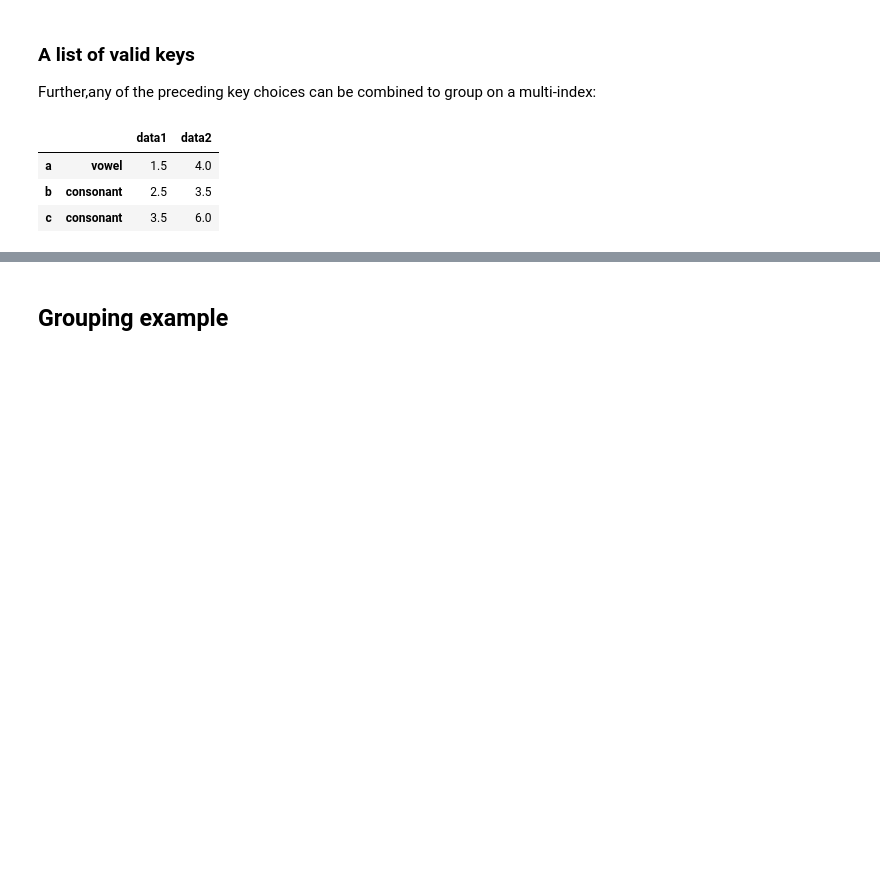
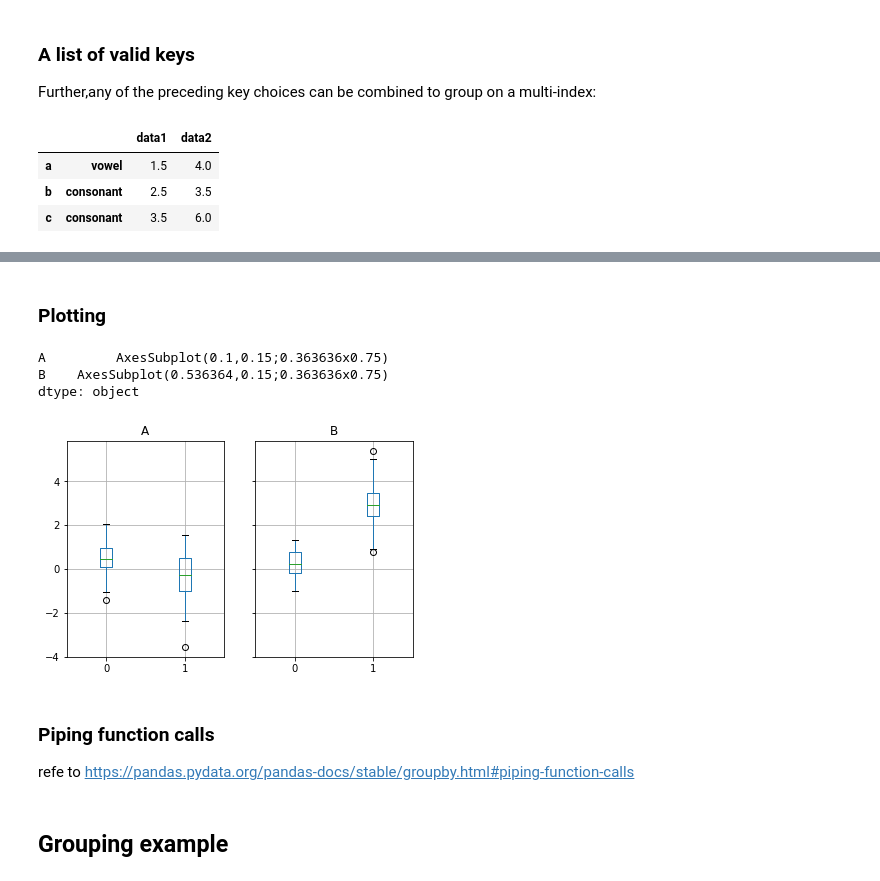
Before and after one commit to luilui163/zht, a Jupyter notebook: notebook/pandas handbook.ipynb, the cells around one changed output, grey strips where cells are left out. Saved outputs shown, nothing was run; the diff lists cells and outputs as text; code cells hidden in the pictures; blank space fills up the shorter version.

```diff
--- a/notebook/pandas handbook.ipynb
+++ b/notebook/pandas handbook.ipynb
@@ -2375,3 +2752,23 @@ df2.groupby([str.lower,mapping]).mean()
+# %% [markdown]
+### Plotting
+# %%
+np.random.seed(1234)
+
+df = pd.DataFrame(np.random.randn(50, 2))
+
+df['g'] = np.random.choice(['A', 'B'], size=50)
+
+df.loc[df['g'] == 'B', 1] += 3
+
+df.groupby('g').boxplot()
+# %% [output]
+A         AxesSubplot(0.1,0.15;0.363636x0.75)
+B    AxesSubplot(0.536364,0.15;0.363636x0.75)
+dtype: object
+[figure, added]
+# %% [markdown]
+### Piping function calls
+refe to https://pandas.pydata.org/pandas-docs/stable/groupby.html#piping-function-calls
 # %% [markdown]
 ## Grouping example
 # %%
```
Also changed, not shown: parts of 77 cells of this notebook, 1 other file.
